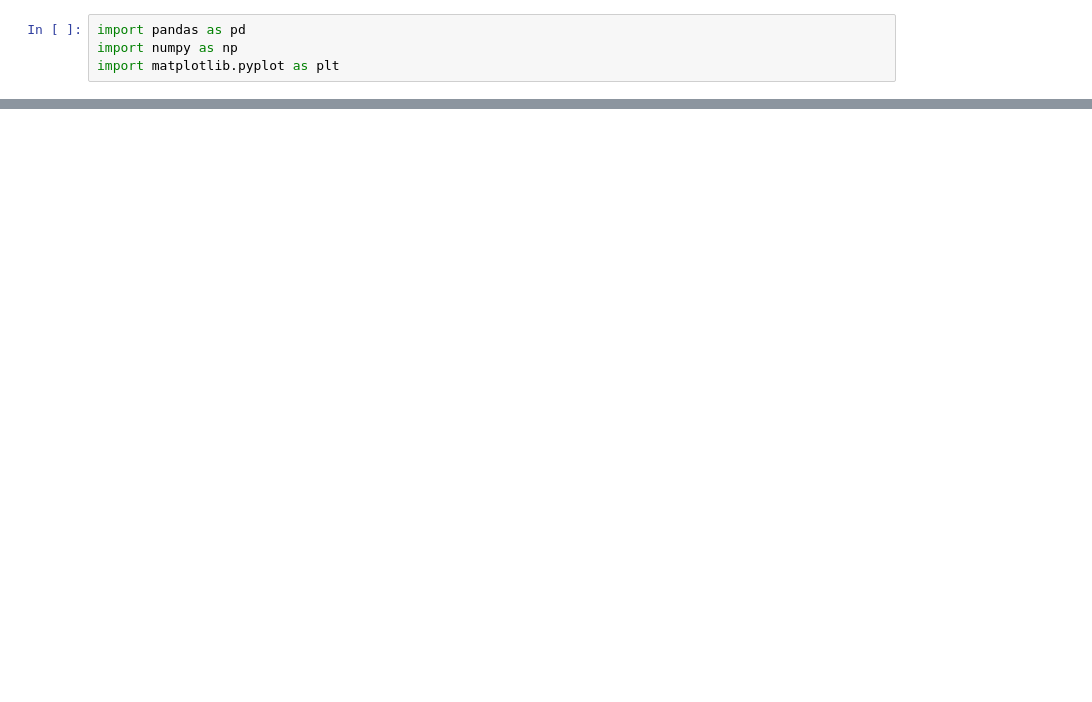
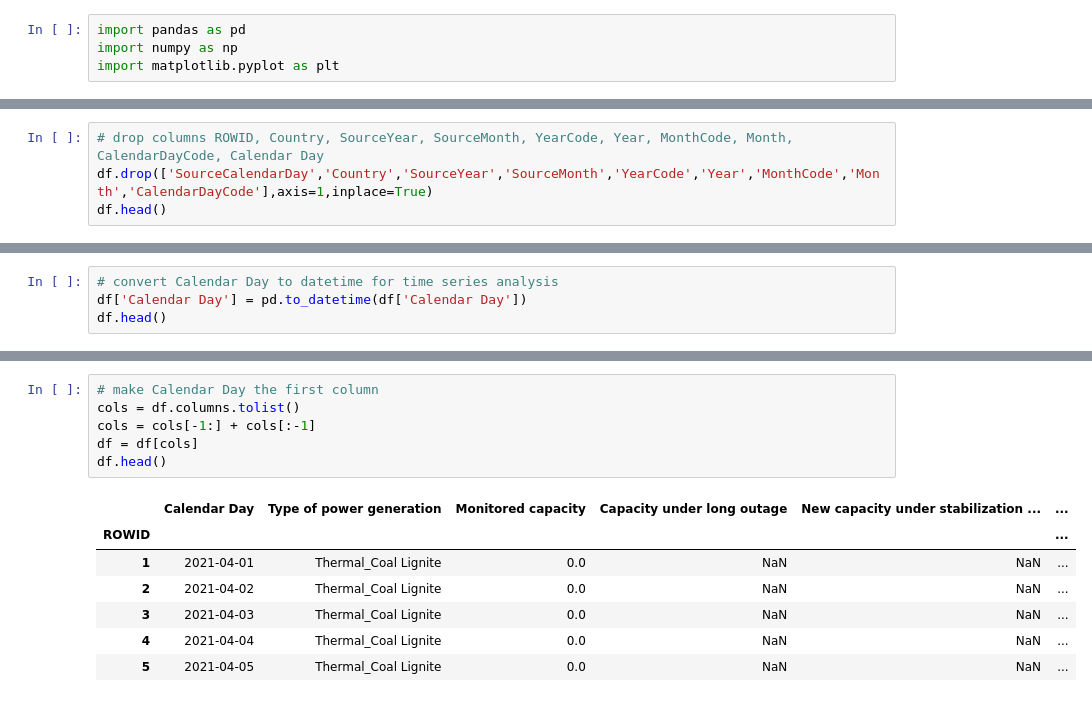
Before and after one commit to paritosh-101/smart_city_project2, a Jupyter notebook: scratch.ipynb, the cells around one changed output, grey strips where cells are left out. Cells and saved outputs as stored; diff of their text form; blank space fills up the shorter version.

```diff
--- a/scratch.ipynb
+++ b/scratch.ipynb
@@ -16,0 +21,4 @@ df.head()
+# %%
+# drop columns ROWID, Country, SourceYear, SourceMonth, YearCode, Year, MonthCode, Month, CalendarDayCode, Calendar Day
+df.drop(['SourceCalendarDay','Country','SourceYear','SourceMonth','YearCode','Year','MonthCode','Month','CalendarDayCode'],axis=1,inplace=True)
+df.head()
@@ -16,0 +33,4 @@ df.head()
+# %%
+# convert Calendar Day to datetime for time series analysis
+df['Calendar Day'] = pd.to_datetime(df['Calendar Day'])
+df.head()
@@ -16,0 +45,14 @@ df.head()
+# %%
+# make Calendar Day the first column
+cols = df.columns.tolist()
+cols = cols[-1:] + cols[:-1]
+df = df[cols]
+df.head()
+# %% [output]
+|  | Calendar Day | Type of power generation | Monitored capacity | Capacity under long outage | New capacity under stabilization ... | ... |
+| ROWID |  |  |  |  |  | ... |
+| 1 | 2021-04-01 | Thermal_Coal Lignite | 0.0 | NaN | NaN | ... |
+| 2 | 2021-04-02 | Thermal_Coal Lignite | 0.0 | NaN | NaN | ... |
+| 3 | 2021-04-03 | Thermal_Coal Lignite | 0.0 | NaN | NaN | ... |
+| 4 | 2021-04-04 | Thermal_Coal Lignite | 0.0 | NaN | NaN | ... |
+| 5 | 2021-04-05 | Thermal_Coal Lignite | 0.0 | NaN | NaN | ... |
```
Also changed, not shown: parts of 7 cells of this notebook, 1 other file.
